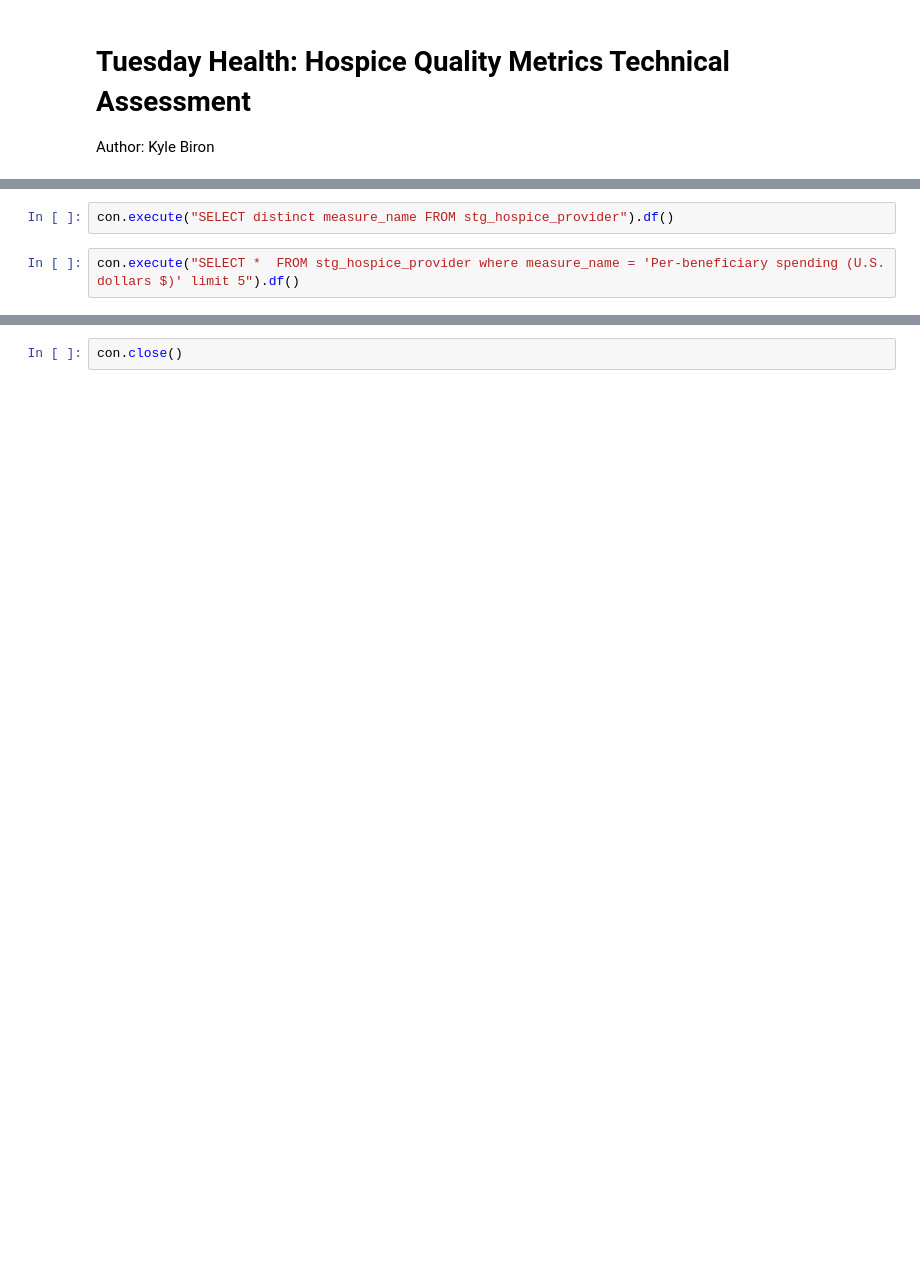
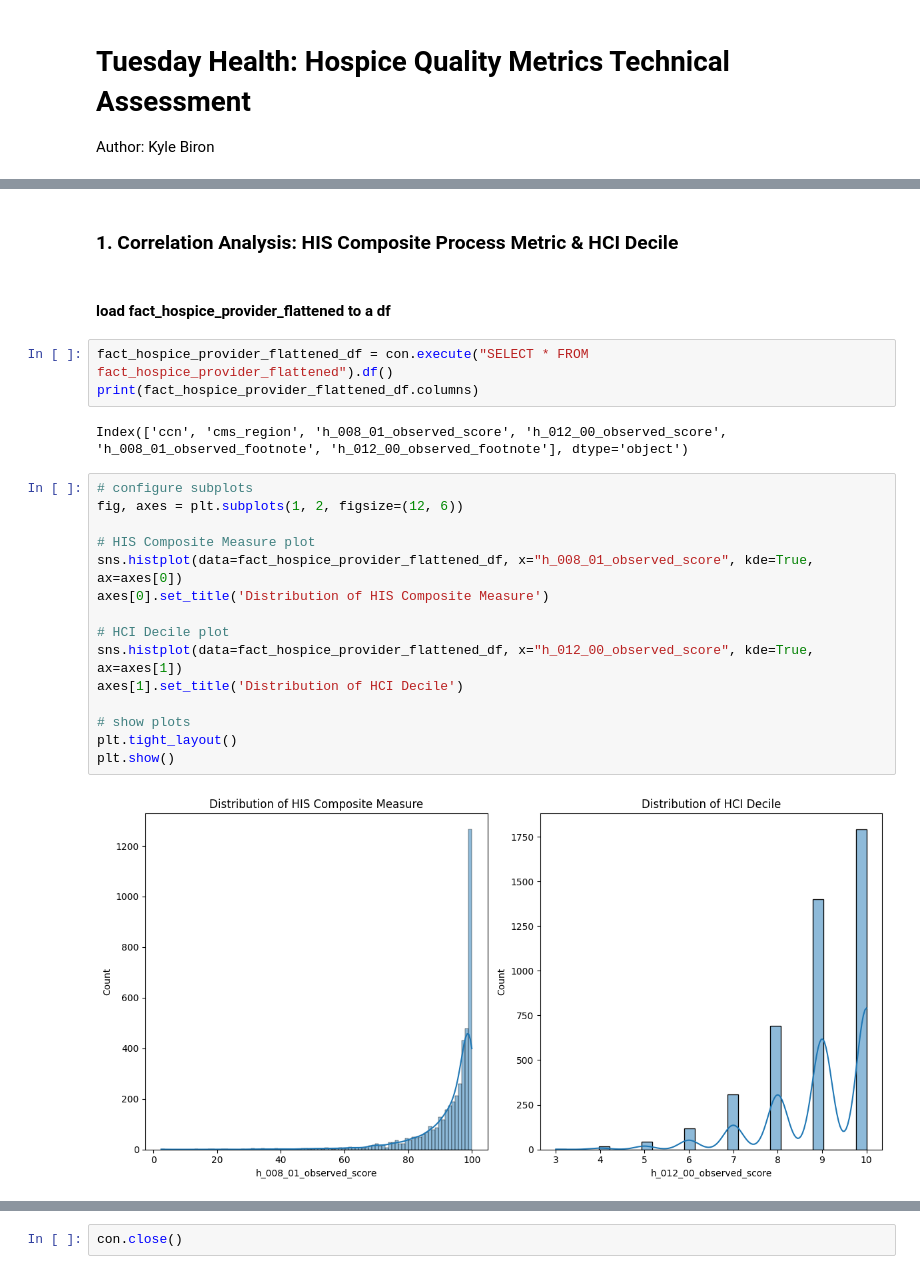
Before and after one commit to kylejbiron/kyle-tuesday-health-tech-assignment, a Jupyter notebook: hospice_quality_metrics/notebooks/hospice_analysis.ipynb, the cells around one changed output, grey strips where cells are left out. Cells and saved outputs as stored; diff of their text form; blank space fills up the shorter version.

```diff
--- a/hospice_quality_metrics/notebooks/hospice_analysis.ipynb
+++ b/hospice_quality_metrics/notebooks/hospice_analysis.ipynb
@@ -31,4 +48,26 @@ display(stg_hospice_provider_df)
-# %%
-con.execute("SELECT distinct measure_name FROM stg_hospice_provider").df()
-# %%
-con.execute("SELECT *  FROM stg_hospice_provider where measure_name = 'Per-beneficiary spending (U.S. dollars $)' limit 5").df()
+# %% [markdown]
+### 1. Correlation Analysis: HIS Composite Process Metric & HCI Decile
+# %% [markdown]
+#### load fact_hospice_provider_flattened to a df
+# %%
+fact_hospice_provider_flattened_df = con.execute("SELECT * FROM fact_hospice_provider_flattened").df()
+print(fact_hospice_provider_flattened_df.columns)
+# %% [output]
+Index(['ccn', 'cms_region', 'h_008_01_observed_score', 'h_012_00_observed_score', 'h_008_01_observed_footnote', 'h_012_00_observed_footnote'], dtype='object')
+# %%
+# configure subplots
+fig, axes = plt.subplots(1, 2, figsize=(12, 6))
+
+# HIS Composite Measure plot
+sns.histplot(data=fact_hospice_provider_flattened_df, x="h_008_01_observed_score", kde=True, ax=axes[0])
+axes[0].set_title('Distribution of HIS Composite Measure')
+
+# HCI Decile plot
+sns.histplot(data=fact_hospice_provider_flattened_df, x="h_012_00_observed_score", kde=True, ax=axes[1])
+axes[1].set_title('Distribution of HCI Decile')
+
+# show plots
+plt.tight_layout()
+plt.show()
+# %% [output]
+[figure, added]
```
Also changed, not shown: parts of 8 cells of this notebook.
